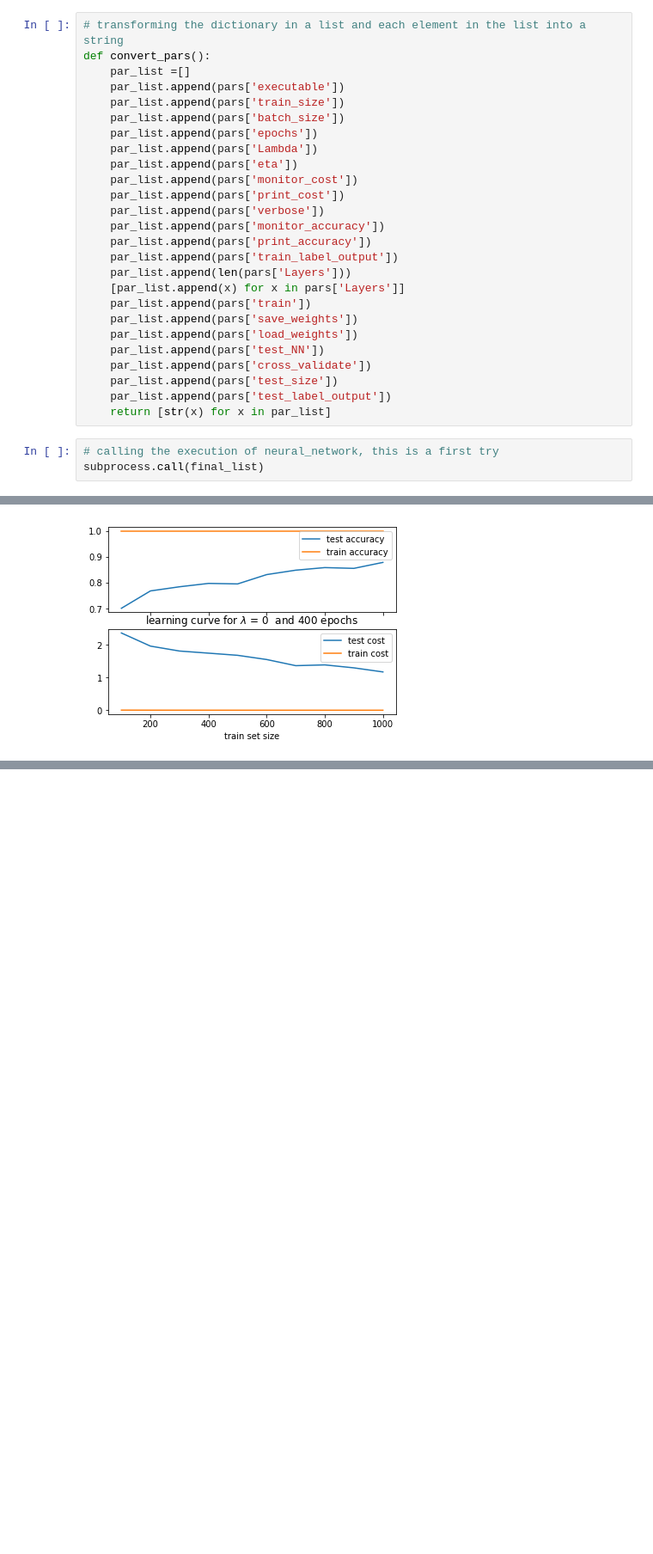
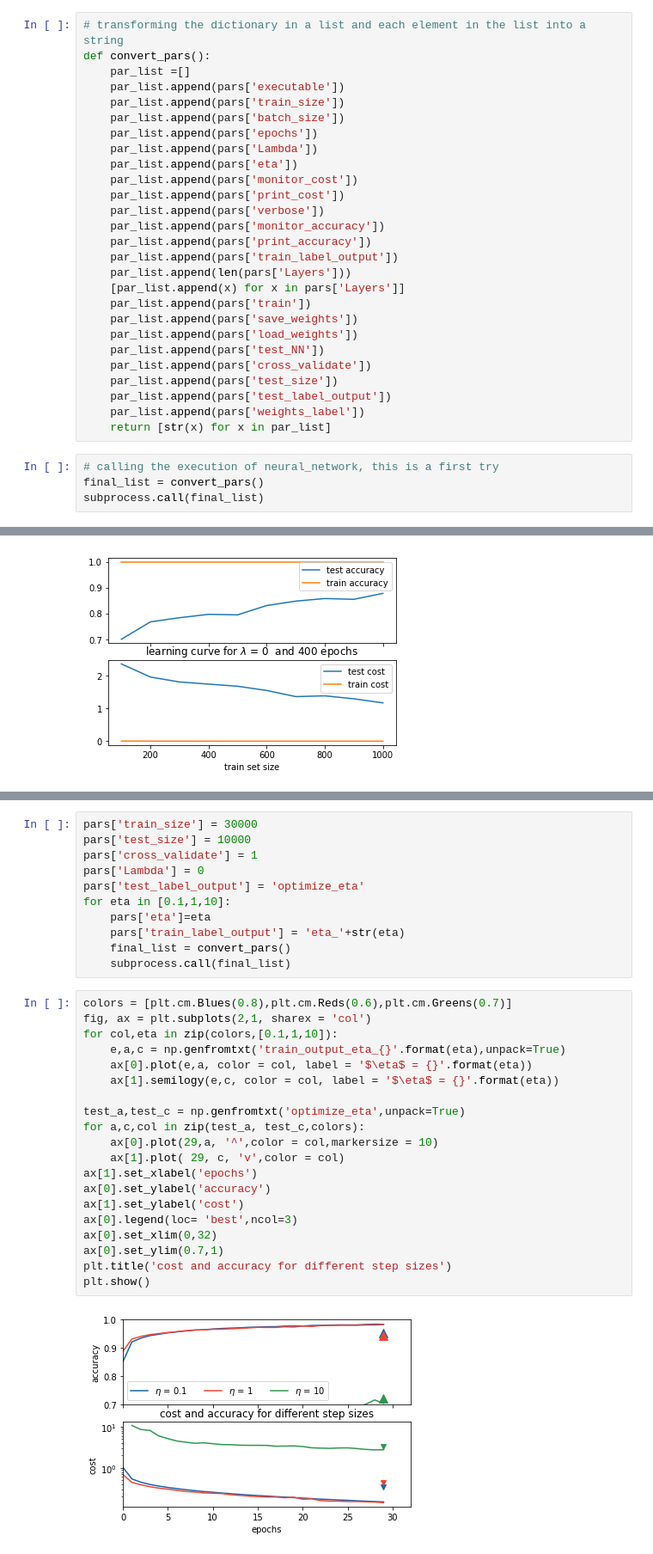
Before and after one commit to mitochevole/DigitsRecognitionCudaNN, a Jupyter notebook: Neural_network_analysis.ipynb, the cells around one changed output, grey strips where cells are left out. Shown at 86% size. Cells and saved outputs as stored; diff of their text form; blank space fills up the shorter version.

```diff
--- a/Neural_network_analysis.ipynb
+++ b/Neural_network_analysis.ipynb
@@ -52,9 +54,11 @@ def convert_pars():
     par_list.append(pars['cross_validate'])
     par_list.append(pars['test_size'])
     par_list.append(pars['test_label_output'])
+    par_list.append(pars['weights_label'])
     return [str(x) for x in par_list]
 # %%
 # calling the execution of neural_network, this is a first try
+final_list = convert_pars()
 subprocess.call(final_list)
 # %% [output]
 0
@@ -94,0 +101,33 @@ Next step will be the introduction of regularization parameter and its tuning to
+# %%
+pars['train_size'] = 30000
+pars['test_size'] = 10000
+pars['cross_validate'] = 1
+pars['Lambda'] = 0
+pars['test_label_output'] = 'optimize_eta'
+for eta in [0.1,1,10]:
+    pars['eta']=eta
+    pars['train_label_output'] = 'eta_'+str(eta)
+    final_list = convert_pars()
+    subprocess.call(final_list)
+# %%
+colors = [plt.cm.Blues(0.8),plt.cm.Reds(0.6),plt.cm.Greens(0.7)]
+fig, ax = plt.subplots(2,1, sharex = 'col')
+for col,eta in zip(colors,[0.1,1,10]):
+    e,a,c = np.genfromtxt('train_output_eta_{}'.format(eta),unpack=True)
+    ax[0].plot(e,a, color = col, label = '$\eta$ = {}'.format(eta))
+    ax[1].semilogy(e,c, color = col, label = '$\eta$ = {}'.format(eta))
+
+test_a,test_c = np.genfromtxt('optimize_eta',unpack=True)
+for a,c,col in zip(test_a, test_c,colors):
+    ax[0].plot(29,a, '^',color = col,markersize = 10)
+    ax[1].plot( 29, c, 'v',color = col)
+ax[1].set_xlabel('epochs')
+ax[0].set_ylabel('accuracy')
+ax[1].set_ylabel('cost')
+ax[0].legend(loc= 'best',ncol=3)
+ax[0].set_xlim(0,32)
+ax[0].set_ylim(0.7,1)
+plt.title('cost and accuracy for different step sizes')
+plt.show()
+# %% [output]
+[figure, added]
```
Also changed, not shown: parts of 19 cells of this notebook, 2 other files.
